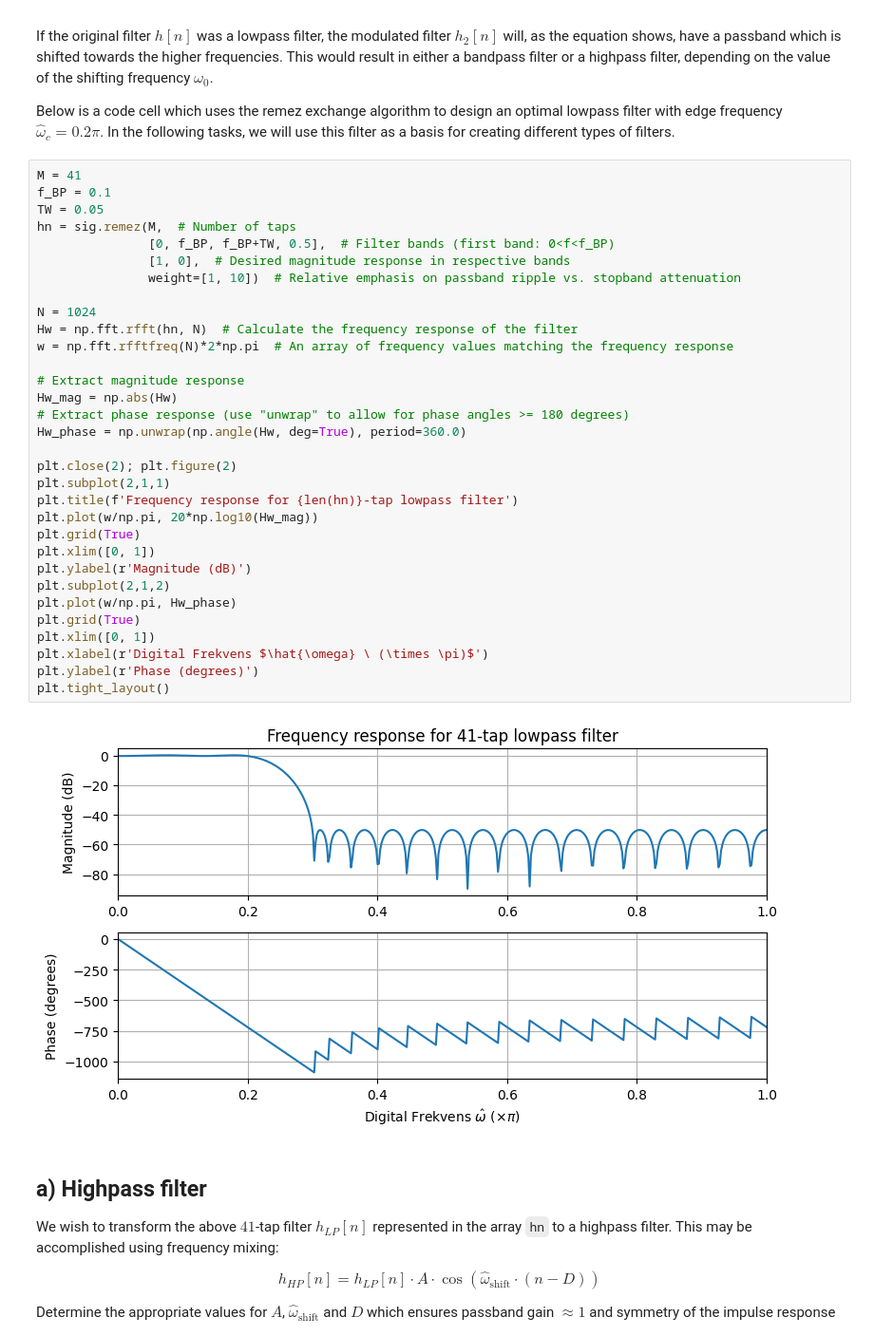
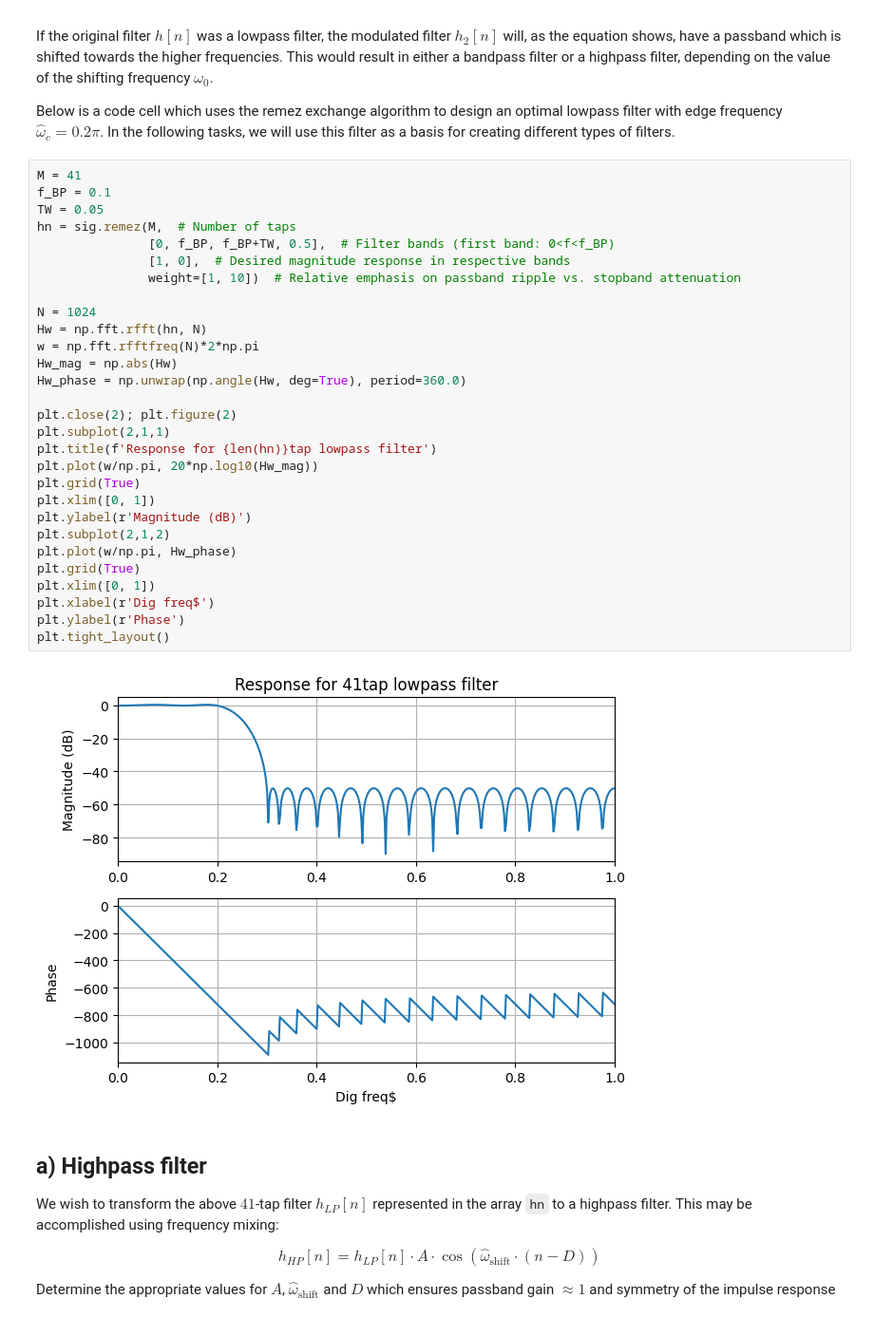
Before and after one commit to hanurd25/AIS2201_Exercises, a Jupyter notebook: Exercise_9/3_More_filter_types.ipynb, the cells around one changed output. Shown: that part at 95% size. Cells and saved outputs as stored; diff of their text form.

```diff
--- a/Exercise_9/3_More_filter_types.ipynb
+++ b/Exercise_9/3_More_filter_types.ipynb
@@ -36,37 +36,34 @@ Below is a code cell which uses the remez exchange algorithm to design an optima
 # %%
 M = 41
 f_BP = 0.1
 TW = 0.05
 hn = sig.remez(M,  # Number of taps
                [0, f_BP, f_BP+TW, 0.5],  # Filter bands (first band: 0<f<f_BP)
                [1, 0],  # Desired magnitude response in respective bands
                weight=[1, 10])  # Relative emphasis on passband ripple vs. stopband attenuation
 
 N = 1024
-Hw = np.fft.rfft(hn, N)  # Calculate the frequency response of the filter
-w = np.fft.rfftfreq(N)*2*np.pi  # An array of frequency values matching the frequency response
-
-# Extract magnitude response
+Hw = np.fft.rfft(hn, N)
+w = np.fft.rfftfreq(N)*2*np.pi
 Hw_mag = np.abs(Hw)
-# Extract phase response (use "unwrap" to allow for phase angles >= 180 degrees)
 Hw_phase = np.unwrap(np.angle(Hw, deg=True), period=360.0)
 
 plt.close(2); plt.figure(2)
 plt.subplot(2,1,1)
-plt.title(f'Frequency response for {len(hn)}-tap lowpass filter')
+plt.title(f'Response for {len(hn)}tap lowpass filter')
 plt.plot(w/np.pi, 20*np.log10(Hw_mag))
 plt.grid(True)
 plt.xlim([0, 1])
 plt.ylabel(r'Magnitude (dB)')
 plt.subplot(2,1,2)
 plt.plot(w/np.pi, Hw_phase)
 plt.grid(True)
 plt.xlim([0, 1])
-plt.xlabel(r'Digital Frekvens $\hat{\omega} \ (\times \pi)$')
-plt.ylabel(r'Phase (degrees)')
+plt.xlabel(r'Dig freq$')
+plt.ylabel(r'Phase')
 plt.tight_layout()
 # %% [output]
-[figure, old version]
+[figure, new version]
 # %% [markdown]
 ## a) Highpass filter
 We wish to transform the above $41$-tap filter $h_{LP}[n]$ represented in the array `hn` to a highpass filter. This may be accomplished using frequency mixing:
```
Also changed, not shown: parts of 4 cells of this notebook, 4 other files.
